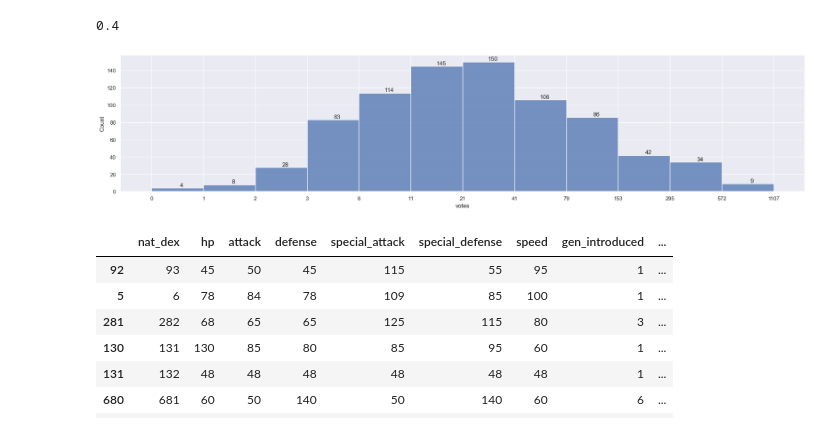
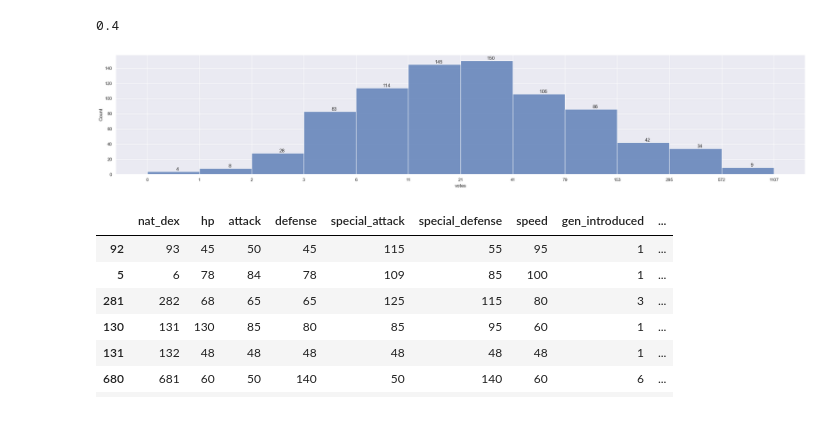
Before and after one commit to LeeMerrow/Pokemon-Popularity, a Jupyter notebook: Pokemon.ipynb, the cells around one changed output. Saved outputs shown, nothing was run; the diff lists cells and outputs as text; code cells hidden in the pictures.

```diff
--- a/Pokemon.ipynb
+++ b/Pokemon.ipynb
@@ -402,29 +404,30 @@ poke_log['votes'].min()
 # %%
 sns.set(style='darkgrid', rc={'figure.figsize':(25, 5)})
 
 hist_log_votes = sns.histplot(data=poke_log, x='votes', bins=12, log_scale=True)
 
 min_val = poke_log['votes'].min()
 max_val = poke_log['votes'].max()
 # This will figure out our bin edges since we are doing a logorithmic scale
 # We have to do 13 divisions because of the number of bin edges is 1 more than the number of bins
 bin_edges = np.logspace(np.log10(min_val), np.log10(max_val), 13)
 bin_edges = bin_edges.tolist()
 
 # This will set the tick marks to line up with our bins.
 hist_log_votes.set_xticks(bin_edges)
 # This will set our tick labels so that the number on the left of the bin will be the starting of that bin.
 # Example is the 4th bin has the total number of pokemon that recived 3, 4, or 5 votes.
 ticks_label = [round(round(f,1)) for f in bin_edges]
 hist_log_votes.set_xticklabels(ticks_label)
 
 hist_log_votes.bar_label(hist_log_votes.containers[0])
+plt.tight_layout()
 
 # Makes plots directory if it doesn't exist and then save the plot as a png file
 if not os.path.exists('plots'):
     os.makedirs('plots')
 plt.savefig('plots/poke_log_histplot.png')
 plt.show(hist_log_votes)
 # %% [output]
-[figure, old version]
+[figure, new version]
 # %%
```
Also changed, not shown: parts of 8 cells of this notebook, 7 other files.
